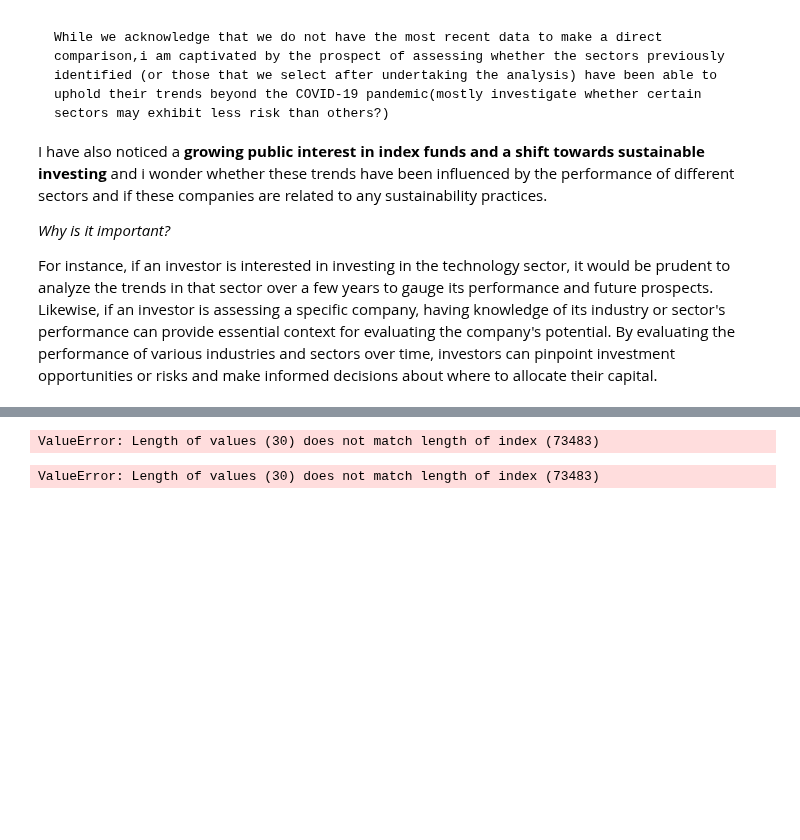
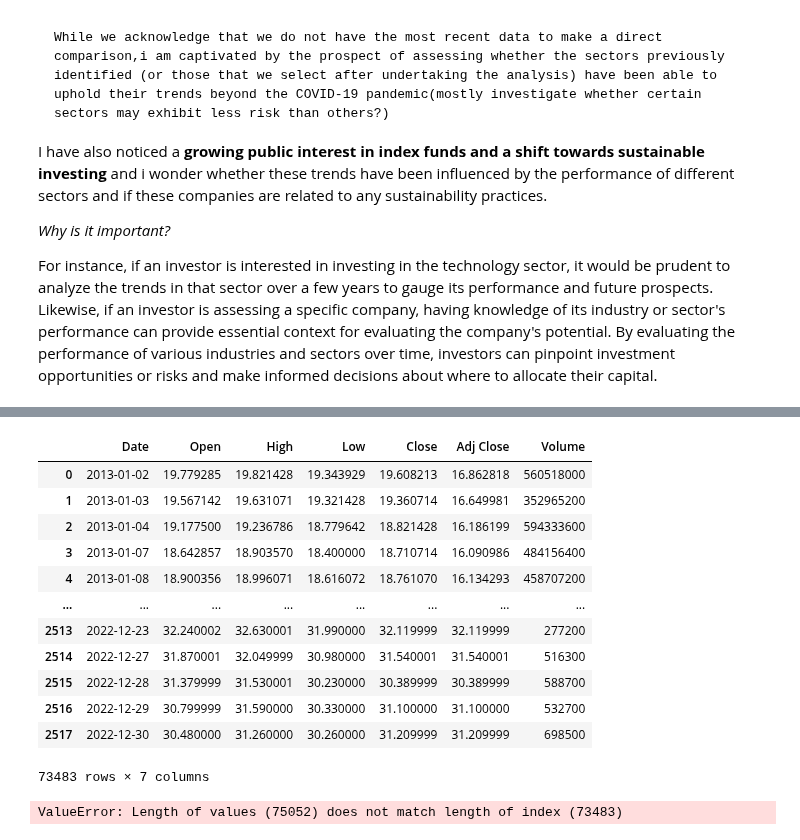
Before and after one commit to ubco-W2022T2-data301/Group35, a Jupyter notebook: analysis/analysis1.ipynb, the cells around one changed output, grey strips where cells are left out. Drawn from its saved outputs; the diff is of its cells as text; code cells hidden in the pictures; blank space fills up the shorter version.

```diff
--- a/analysis/analysis1.ipynb
+++ b/analysis/analysis1.ipynb
@@ -24,45 +75,50 @@ import os
 # %%
 #MILESTONE 3
-#I am first going to load all the data from the raw data and try to concat it
-
+#I am first going to load all the data from the raw data and try to concat it all. After doing that we figure that there are 73483 rows × 7 columns.
 
 # Set the path to the directory containing the CSV files
 path = '../data/raw'
 
 # Get a list of all CSV files in the directory
 files = [f for f in os.listdir(path) if f.endswith('.csv')]
 
-# Concatenate all CSV files into a single DataFrame
-#df = pd.concat([pd.read_csv(os.path.join(path, f)) for f in files])
+#Concatenate all CSV files into a single DataFrame
+concat_set= pd.concat([pd.read_csv(os.path.join(path, f)) for f in files])
 
-
-
-# Create a dictionary of DataFrames keyed by their original filenames
-
-#dfs = {os.path.splitext(f)[0]: pd.read_csv(os.path.join(path, f)) for f in files}
-
-# Concatenate all CSV files into a single DataFrame
-#df = pd.concat(dfs.values(), ignore_index=True)
-
-# Add a new column with the original filename for each row
-#df['filename'] = df['title'].map(dfs).map(lambda x: x.name)
-
-
-# Concatenate all CSV files into a single DataFrame
-df = pd.concat([pd.read_csv(os.path.join(path, f)) for f in files], ignore_index=True)
-
-# Add a new column with the dataset title
-df['title'] = [os.path.splitext(f)[0] for f in files]
-
-# Add a new column with the original filename for each row
-df['filename'] = [os.path.basename(f) for f in files]
-df.head()
-len(df)
-df
+concat_set.head()
+len(concat_set)
+concat_set
 # %% [output]
+|  | Date | Open | High | Low | Close | Adj Close | Volume |
+| 0 | 2013-01-02 | 19.779285 | 19.821428 | 19.343929 | 19.608213 | 16.862818 | 560518000 |
+| 1 | 2013-01-03 | 19.567142 | 19.631071 | 19.321428 | 19.360714 | 16.649981 | 352965200 |
+| 2 | 2013-01-04 | 19.177500 | 19.236786 | 18.779642 | 18.821428 | 16.186199 | 594333600 |
+| 3 | 2013-01-07 | 18.642857 | 18.903570 | 18.400000 | 18.710714 | 16.090986 | 484156400 |
+| 4 | 2013-01-08 | 18.900356 | 18.996071 | 18.616072 | 18.761070 | 16.134293 | 458707200 |
+| ... | ... | ... | ... | ... | ... | ... | ... |
+| 2513 | 2022-12-23 | 32.240002 | 32.630001 | 31.990000 | 32.119999 | 32.119999 | 277200 |
+| 2514 | 2022-12-27 | 31.870001 | 32.049999 | 30.980000 | 31.540001 | 31.540001 | 516300 |
+| 2515 | 2022-12-28 | 31.379999 | 31.530001 | 30.230000 | 30.389999 | 30.389999 | 588700 |
+| 2516 | 2022-12-29 | 30.799999 | 31.590000 | 30.330000 | 31.100000 | 31.100000 | 532700 |
+| 2517 | 2022-12-30 | 30.480000 | 31.260000 | 30.260000 | 31.209999 | 31.209999 | 698500 |
-ValueError: Length of values (30) does not match length of index (73483)
+73483 rows × 7 columns
-# %%
-df['Company_Name'] = [os.path.splitext(f)[0] for f in files]
-df(head)
-# %% [output]
-ValueError: Length of values (30) does not match length of index (73483)
+# %%
+# Notice that we have different data set for the Alibaba , Paypal and Trade Desk. We would need three different numbers for these
+#See how this not including all these factors cause the indext error
+
+# Read CSV file
+df = pd.read_csv('../data/processed/Merged.csv')
+
+# Define list of company names
+companies = ["Apple", "AMD", "Amazon", "Activision", "Alibaba", "Bank of America", "Salesforce", "Cisco", "Disney", "EA", "Ford", "Google", "Intel", "JP Morgan", "CocoCola", "McDonalds", "Meta", "Microsoft", "Match", "Netflix", "Nvidia", "Pfizer", "Paypal", "AT & T", "Tesla", "Trade Desk", "Walmart", "Exxon", "Yelp", "Zillow Group"]
+
+# Create list of repetitions for each company
+repetitions = [2518 if company != "Alibaba" else 2030 for company in companies]
+
+# Generate list of company names based on repetitions
+comp = [company for company, reps in zip(companies, repetitions) for _ in range(reps)]
+
+# Add company column to dataframe
+df['Company'] = comp
+# %% [output]
+ValueError: Length of values (75052) does not match length of index (73483)
```
Also changed, not shown: parts of 8 cells of this notebook, 3 other files.
